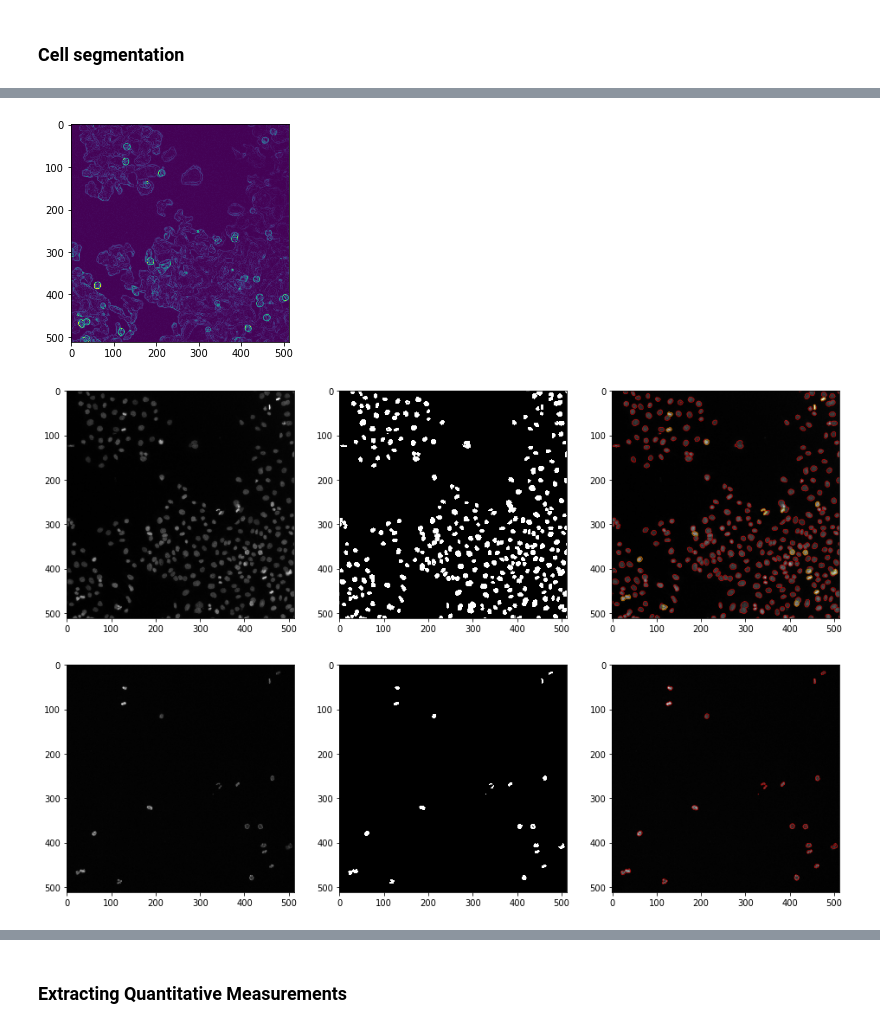
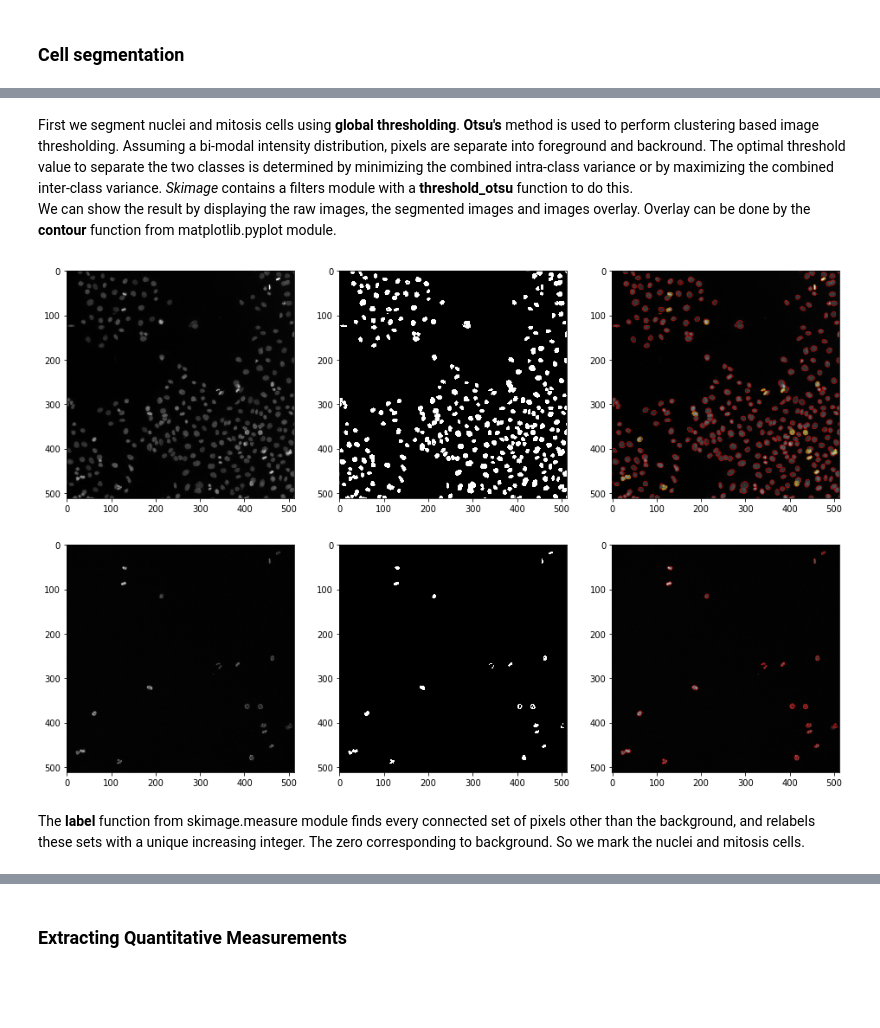
Before and after one commit to volker-baecker/jupyter-workshop-mifobio-2018, a Jupyter notebook: image_analysis.ipynb, the cells around one changed output, grey strips where cells are left out. Cells and saved outputs as stored; diff of their text form; code cells hidden in the pictures; blank space fills up the shorter version.

```diff
--- a/image_analysis.ipynb
+++ b/image_analysis.ipynb
@@ -177,24 +201,26 @@ from skimage.segmentation import watershed, mark_boundaries
 from skimage.measure import label, regionprops
 from centrosome.propagate import propagate
 
+np.set_printoptions(threshold='nan')
+
 d1 = r'./ExampleHuman/images/AS_09125_050116030001_D03f00d1.tif'
-ph3 = tf.imread(d1)
+mitosis = tf.imread(d1)
 
 d2 = r'./ExampleHuman/images/AS_09125_050116030001_D03f00d2.tif'
 cell = tf.imread(d2)
 
 cell_norm = np.interp(cell, (cell.min(), cell.max()), (0,1))
-ph3_norm = np.interp(ph3, (ph3.min(), ph3.max()), (0,1))
+mitosis_norm = np.interp(mitosis, (mitosis.min(), mitosis.max()), (0,1))
 
 nuc_rgb = gray2rgb(nuc_norm)
 nuc_rgb = nuc_rgb * [1,1,0]
 cell_rgb = gray2rgb(cell_norm)
 cell_rgb = cell_rgb * [1,0,1]
-ph3_rgb = gray2rgb(ph3_norm)
-ph3_rgb = ph3_rgb * [0,0,1]
+mitosis_rgb = gray2rgb(mitosis_norm)
+mitosis_rgb = mitosis_rgb * [0,0,1]
 
-composite = nuc_rgb + cell_rgb + ph3_rgb
-plt.figure(figsize=(8,8))
+composite = nuc_rgb + cell_rgb + mitosis_rgb
+plt.figure(figsize=(5,5))
 plt.imshow(composite)
 plt.show()
 # %% [output]
@@ -203,31 +228,30 @@ Clipping input data to the valid range for imshow with RGB data ([0..1] for floa
+# %% [markdown]
+First we segment nuclei and mitosis cells using **global thresholding**. **Otsu's** method is used to perform clustering based image thresholding. Assuming a bi-modal intensity distribution, pixels are separate into foreground and backround. The optimal threshold value to separate the two classes is determined by minimizing the combined intra-class variance or by maximizing the combined inter-class variance. *Skimage* contains a filters module  with a **threshold_otsu** function to do this.
+We can show the result by displaying the raw images, the segmented images and images overlay. Overlay can be done by the **contour** function from matplotlib.pyplot module.
 # %%
 mask_nuc = np.zeros(nuc_norm.shape, dtype = bool)
 mask_nuc[nuc_norm > threshold_otsu(nuc_norm)] = 1
 
-mask_ph3 = np.zeros(ph3_norm.shape, dtype = bool)
-mask_ph3[ph3_norm > threshold_otsu(nuc_norm)] = 1
-
-fsobel = np.empty_like(cell_norm)
-fsobel = sobel(cell_norm)
-
-plt.imshow(fsobel)
+mask_mitosis = np.zeros(mitosis_norm.shape, dtype = bool)
+mask_mitosis[mitosis_norm > threshold_otsu(mitosis_norm)] = 1
 
 fig, ax = plt.subplots(1,3, figsize=(16,8))
 ax[0].imshow(nuc_norm, cmap = 'gray')
 ax[1].imshow(mask_nuc, cmap = 'gray')
 ax[2].imshow(nuc_norm, cmap = 'gray')
 ax[2].contour(mask_nuc, colors = 'r', linewidths = 0.1)
-ax[2].contour(mask_ph3, colors = 'y', linewidths = 0.1)
+ax[2].contour(mask_mitosis, colors = 'y', linewidths = 0.1)
 plt.show()
 
 fig, ax = plt.subplots(1,3, figsize=(16,8))
-ax[0].imshow(ph3_norm, cmap = 'gray')
-ax[1].imshow(mask_ph3, cmap = 'gray')
-ax[2].imshow(ph3_norm, cmap = 'gray')
-ax[2].contour(mask_ph3, colors = 'r', linewidths = 0.1)
+ax[0].imshow(mitosis_norm, cmap = 'gray')
+ax[1].imshow(mask_mitosis, cmap = 'gray')
+ax[2].imshow(mitosis_norm, cmap = 'gray')
+ax[2].contour(mask_mitosis, colors = 'r', linewidths = 0.1)
 plt.show()
 # %% [output]
-[figure, old version]
+[figure, new version]
-[figure, old version]
+[figure, new version]
-[figure, removed]
+# %% [markdown]
+The **label** function from skimage.measure module finds every connected set of pixels other than the background, and relabels these sets with a unique increasing integer. The zero corresponding to background. So we mark the nuclei and mitosis cells.
 # %%
```
Also changed, not shown: parts of 26 cells of this notebook.
